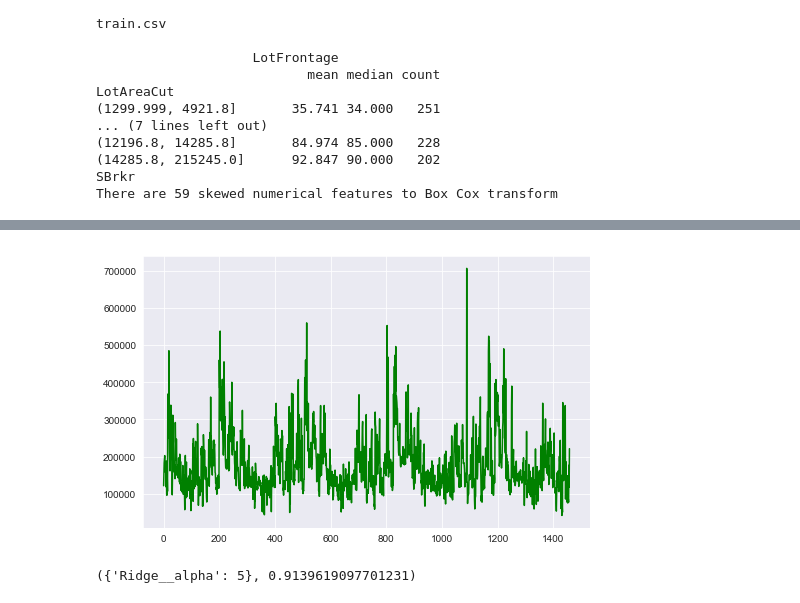
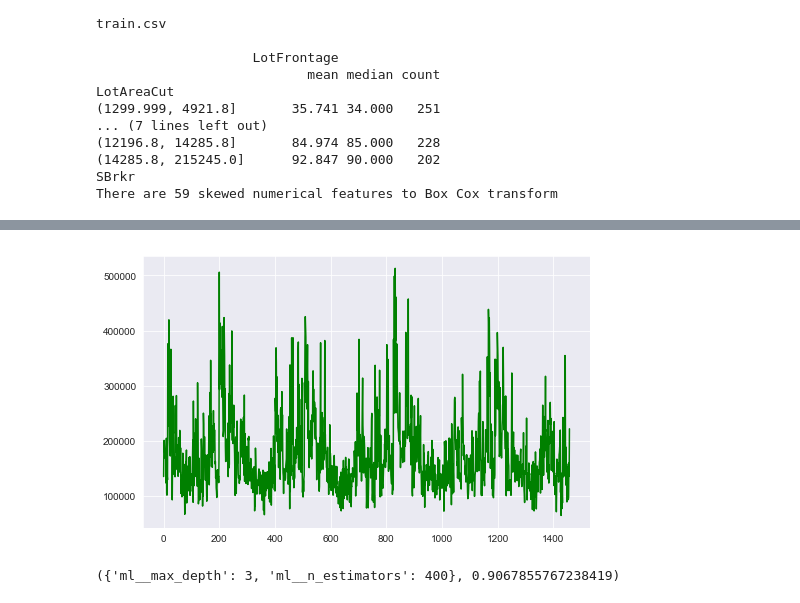
Before and after one commit to neohung/ml_note, a Jupyter notebook: lesson/kaggle_house_prices/Untitled.ipynb, the cells around one changed output, grey strips where cells are left out. Cells and saved outputs as stored; diff of their text form; code cells hidden in the pictures.

```diff
--- a/lesson/kaggle_house_prices/Untitled.ipynb
+++ b/lesson/kaggle_house_prices/Untitled.ipynb
@@ -160,7 +160,30 @@ There are 59 skewed numerical features to Box Cox transform
 # %%
 from sklearn.model_selection import KFold
 from sklearn.linear_model import Ridge
+from sklearn.svm import SVR
+from sklearn.ensemble import RandomForestRegressor
+from sklearn.ensemble import GradientBoostingRegressor
+from xgboost import XGBClassifier
 from sklearn import metrics
+
+#ml_dict = {'ml': SVR(kernel='rbf',C=1,gamma=0.01)}
+#ml_dict = {'ml': RandomForestRegressor(n_estimators=300,
+#                                       criterion='mse',
+#                                       max_depth=10,
+#                                       max_features='auto',
+#                                       min_samples_leaf=1,
+#                                       min_samples_split=2)}
+
+ml_dict = {'ml': GradientBoostingRegressor(n_estimators=400,
+                                           criterion='friedman_mse',
+                                           loss='ls',
+                                           learning_rate=0.1,
+                                           max_depth=3,
+                                           max_features=None,
+                                           min_samples_leaf=1,
+                                           min_samples_split=2)}
+
+
 
 kf = KFold(n_splits=5, shuffle=True, random_state=123)
 rms_kfold = []
@@ -169,8 +192,8 @@ for train_index, validation_index in kf.split(X):
     X_train, X_validation =  X.iloc[train_index],  X.iloc[validation_index]
     # y is ndarray type
     y_train, y_validation = y[train_index], y[validation_index]
-    model = Ridge()
-    model.fit(X,y)
+    model = ml_dict['ml']
+    model.fit(X_train,y_train)
     prediction = model.predict(X_validation)
     prediction_exp = [np.exp(i) for i in prediction]
     y_exp = [np.exp(i) for i in y_validation]
@@ -178,4 +201,16 @@ for train_index, validation_index in kf.split(X):
 
 print("mean; " + str(np.mean(rms_kfold)))
 print("std; " + str(np.std(rms_kfold)))
+
+model = ml_dict['ml']
+model.fit(X,y)
+draw_prediction=model.predict(X)
+
+import matplotlib.pyplot as plt
+%matplotlib inline
+plt.figure(figsize=(20,10))
+drawx = np.arange(len(y))
+plt.plot(drawx,y,c='b')
+plt.plot(drawx,draw_prediction,c='r')
+plt.show()
 # %% [output]
@@ -184,27 +220,28 @@ std; 1741.7771541438644
 # %%
 
 X2 = test.iloc[:,:]
 #prediction = best_ml_pipe.predict(X2)
 #ml_pipe = Pipeline([('dataProcess',dataProcess()), ('ridge', Ridge(alpha=10))])
 #ml_pipe.fit(X,y)
-model = Ridge()
+#ml_dict = {'ml': SVR(kernel='rbf',C=1,gamma=0.01)}
+model = ml_dict['ml']
 model.fit(X,y)
 prediction = model.predict(X2)
 prediction_exp = [np.exp(i) for i in prediction]
 import matplotlib.pyplot as plt
 %matplotlib inline
 plt.figure(figsize=(8,5))
 
 x = np.arange(len(X2))
 plt.plot(x,prediction_exp,c='g')
 plt.show()
 # Output Result
 result_pd = pd.DataFrame(prediction_exp,columns=['SalePrice'])
 result_pd.index += 1461
 result_pd.head()
 result_pd.to_csv('result.csv',index=True, index_label='Id')
 # %% [output]
-[figure, old version]
+[figure, new version]
 # %%
 from sklearn.pipeline import Pipeline
 import sklearn.metrics
@@ -212,12 +249,38 @@ from sklearn.linear_model import Ridge
 from sklearn.model_selection import KFold
 from sklearn.model_selection import GridSearchCV
 
+#ml_dict = {'ml': SVR(kernel='rbf',C=1,gamma=0.01)}
+#param_grid = {
+#    'ml__C': [0.01,0.1,1,10,100,1000],
+#    'ml__gamma': [0.01,0.1,1,10,100,1000],
+#}
+#--------------------------------------------------------
+#ml_dict = {'ml': RandomForestRegressor(n_estimators=500,
+#                                       criterion='mse',
+#                                       max_depth=10,
+#                                       max_features='auto',
+#                                       min_samples_leaf=1,
+#                                       min_samples_split=2)}
+#param_grid = {
+#    'ml__max_depth': [1,2,3,4,5,6,7,8,9,10],
+#    'ml__n_estimators': [100,200,300,400,500],
+#}
+#---------------------------------------------------------
+ml_dict = {'ml': GradientBoostingRegressor(n_estimators=400,
+                                           criterion='friedman_mse',
+                                           loss='ls',
+                                           learning_rate=0.1,
+                                           max_depth=3,
+                                           max_features=None,
+                                           min_samples_leaf=1,
+                                           min_samples_split=2)}
 param_grid = {
-    'Ridge__alpha': [2,3,4,5,6,7,8,9,10],
+    'ml__max_depth': [1,2,3,4,5,6,7,8,9,10],
+    'ml__n_estimators': [100,200,300,400,500],
 }
 
 #ml_pipe = Pipeline([('dataProcess',dataProcess()), ('SVC',  SVC())])
-ml_pipe = Pipeline([('Ridge',Ridge())])
+ml_pipe = Pipeline([('ml',ml_dict['ml'])])
 kf = KFold(n_splits=3, shuffle=True, random_state=123)
 # estimator need provide a score function
 gsearch = GridSearchCV(estimator=ml_pipe, param_grid=param_grid, cv=kf,iid=False, n_jobs=1)
@@ -225,6 +288,6 @@ gsearch.fit(X, y)
 
 gsearch.best_params_, gsearch.best_score_
 # %% [output]
-({'Ridge__alpha': 5}, 0.9139619097701231)
+({'ml__max_depth': 3, 'ml__n_estimators': 400}, 0.9067855767238419)
 # %%
 
```
Also changed, not shown: parts of 3 cells of this notebook.
